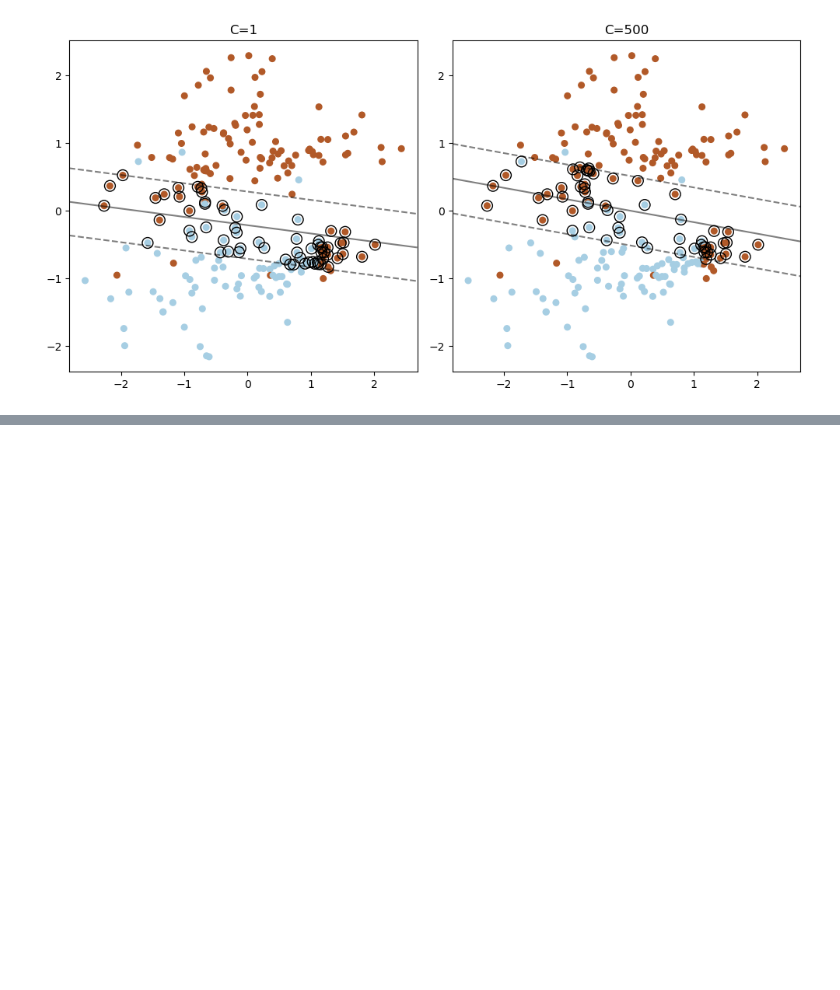
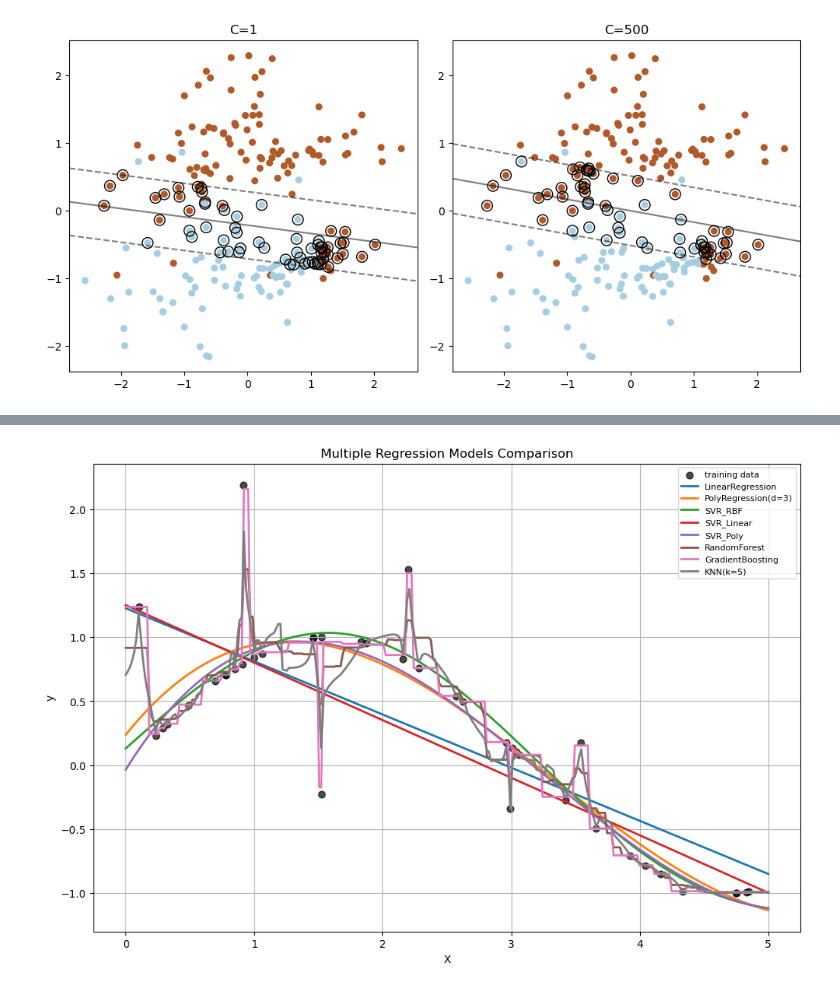
Before and after one commit to shbang-cmd/python_onebook, a Jupyter notebook: 파이썬한권으로끝내기_6장.ipynb, the cells around one changed output, grey strips where cells are left out. Saved outputs shown, nothing was run; the diff lists cells and outputs as text; code cells hidden in the pictures; blank space fills up the shorter version.

```diff
--- a/파이썬한권으로끝내기_6장.ipynb
+++ b/파이썬한권으로끝내기_6장.ipynb
@@ -1032,0 +1352,44 @@ plt.show()
+# %%
+# -----------------------------
+# 4) 곡선 시각화를 위한 촘촘한 X_grid 준비
+# -----------------------------
+X_grid = np.linspace(0, 5, 300).reshape(-1, 1)
+
+plt.figure(figsize=(12, 8))
+
+# (1) 원 데이터 산점도
+plt.scatter(X, y, color="k", s=40, label="training data", alpha=0.7)
+
+# (2) 각 모델 곡선
+colors = [
+    "tab:blue", "tab:orange", "tab:green", "tab:red",
+    "tab:purple", "tab:brown", "tab:pink", "tab:gray"
+]
+
+for (name, model), color in zip(models.items(), colors):
+    y_curve = model.predict(X_grid)
+    plt.plot(X_grid, y_curve, color=color, lw=2, label=name)
+
+plt.xlabel("X")
+plt.ylabel("y")
+plt.title("Multiple Regression Models Comparison")
+plt.legend(loc="upper right", fontsize=8)
+plt.grid(True)
+plt.show()
+'''
+검은 점: 원래 (노이즈 포함된) 데이터
+
+각 색색의 선:
+Linear, Polynomial, SVR(RBF/Linear/Poly), RandomForest, GradientBoosting, KNN 의 예측 곡선
+
+이 곡선 모양 + 위의 성능 테이블을 같이 보시면,
+
+어떤 모델이 오버피팅(너무 우글우글)
+
+어떤 모델이 언더피팅(너무 직선에 가까움)
+
+어떤 모델이 사인 곡선을 가장 자연스럽게 잘 따라가는지
+직관적으로 보실 수 있습니다.
+'''
+# %% [output]
+[figure, added]
```
Also changed, not shown: parts of 32 cells of this notebook.
